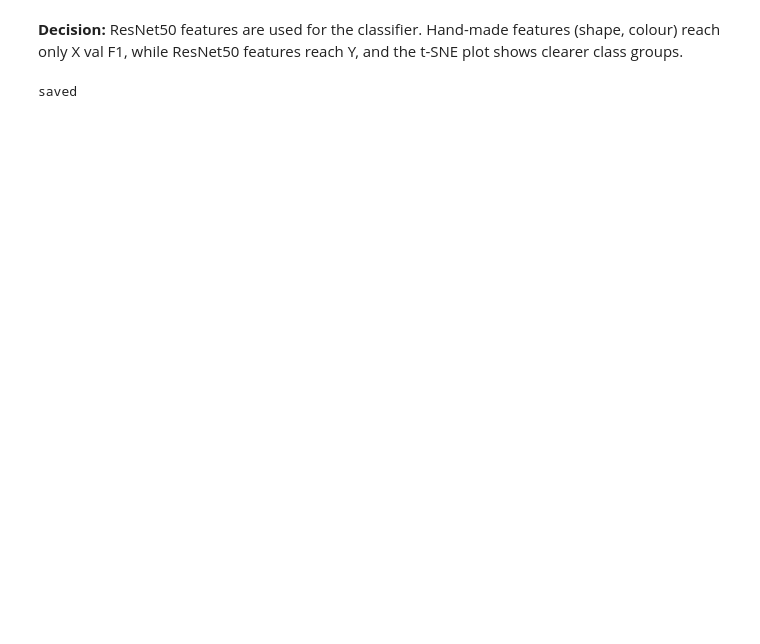
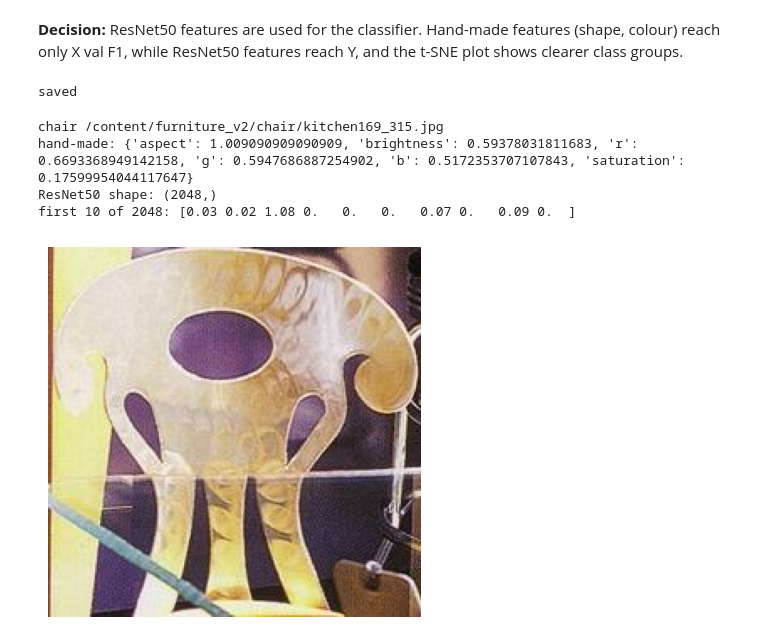
Before and after one commit to Abish-Devcraft/DSGP-GRP11-SPATIUM, a Jupyter notebook: notebooks/04_feature_engineering.ipynb, the cells around one changed output. Saved outputs shown, nothing was run; the diff lists cells and outputs as text; code cells hidden in the pictures; blank space fills up the shorter version.

```diff
--- a/notebooks/04_feature_engineering.ipynb
+++ b/notebooks/04_feature_engineering.ipynb
@@ -100,3 +100,17 @@ df[["path", "cls", "split", "source", "group_id", "room_crop"] + HAND].to_csv(f"
 print("saved")
 # %% [output]
 saved
+# %%
+# look at the features of one image
+i = 0
+print(df["cls"][i], df["path"][i])
+print("hand-made:", df.loc[i, HAND].round(2).to_dict())
+print("ResNet50 shape:", X[i].shape)
+print("first 10 of 2048:", X[i][:10].round(2))
+plt.imshow(Image.open(df["path"][i])); plt.axis("off"); plt.show()
+# %% [output]
+chair /content/furniture_v2/chair/kitchen169_315.jpg
+hand-made: {'aspect': 1.009090909090909, 'brightness': 0.59378031811683, 'r': 0.6693368949142158, 'g': 0.5947686887254902, 'b': 0.5172353707107843, 'saturation': 0.17599954044117647}
+ResNet50 shape: (2048,)
+first 10 of 2048: [0.03 0.02 1.08 0.   0.   0.   0.07 0.   0.09 0.  ]
+[figure, added]
```
Also changed, not shown: parts of 5 cells of this notebook.
